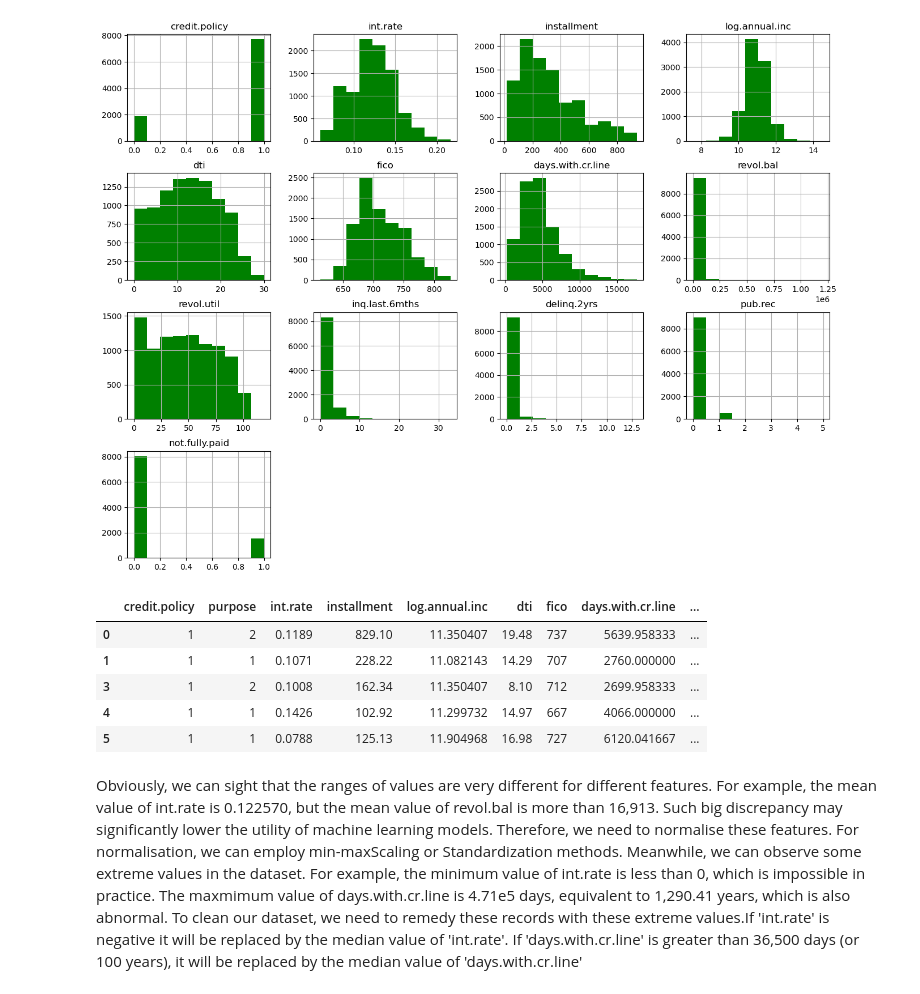
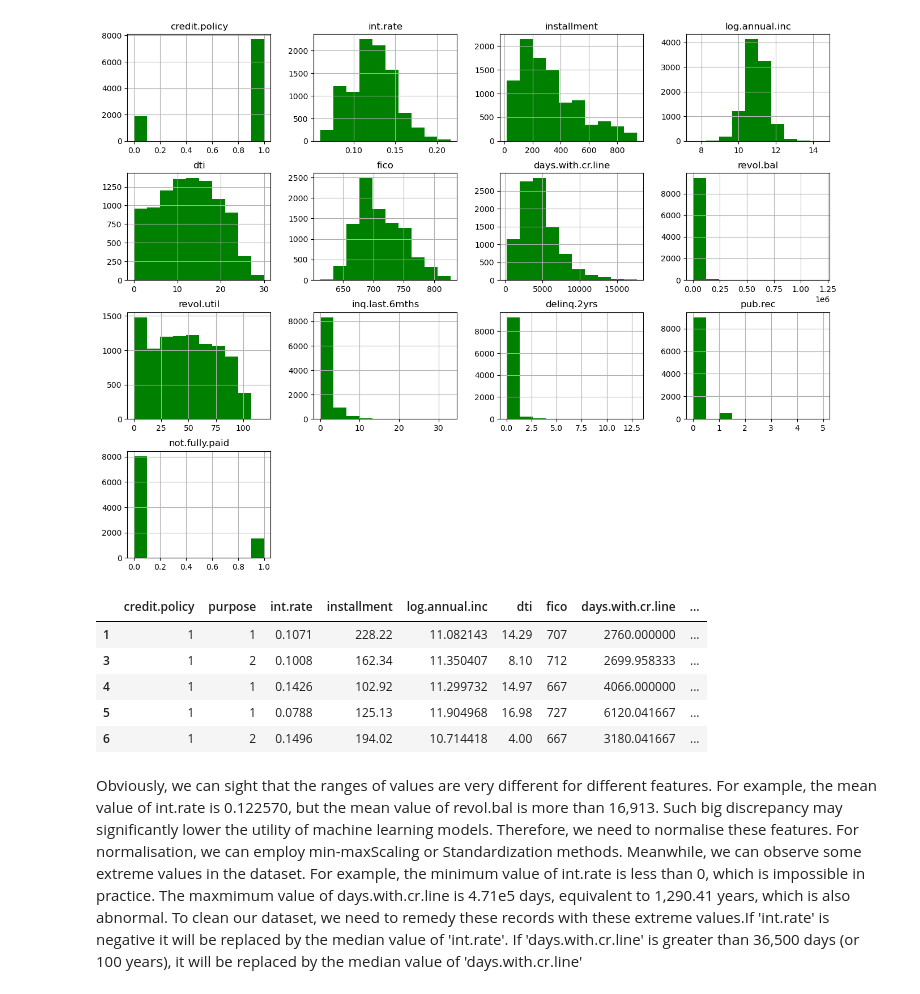
Before and after one commit to TaliaNgo/Data-Analytics-Skills-Porfolio, a Jupyter notebook: Python/loan repayment analysis/analysis.ipynb, the cells around one changed output. Cells and saved outputs as stored; diff of their text form; code cells hidden in the pictures.

```diff
--- a/Python/loan repayment analysis/analysis.ipynb
+++ b/Python/loan repayment analysis/analysis.ipynb
@@ -53,6 +39,6 @@ The purpose of this part is to guarantee the data used in the notebook is reliab
 # %%
 # load dataset
-loan_df = pd.read_csv('loan_data.csv')
+loan_df = pd.read_csv('LendingClubLoan.csv')
 loan_df.head()
 # %% [output]
 |  | credit.policy | purpose | int.rate | installment | log.annual.inc | dti | fico | days.with.cr.line | ... |
@@ -87,3 +73,4 @@ The "not.fully.paid" feature has a missing record. As this feature only has 2 va
 # %%
-loan_df.groupby("not.fully.paid")["credit.policy"].count()
+loan_df = loan_df.dropna(subset=['not.fully.paid'])
+loan_df.info()
 # %% [output]
@@ -94,3 +93,0 @@ Name: credit.policy, dtype: int64
-# %%
-loan_df['not.fully.paid'] = loan_df['not.fully.paid'].fillna(loan_df['not.fully.paid'].mode())
-loan_df.info()
@@ -166,15 +133,15 @@ plt.show()
 # %%
 # encode purpose variable - for decision tree model
 from sklearn.preprocessing import LabelEncoder
-#Data["purpose"] = LabelEncoder().fit_transform(Data["purpose"])
-#Data.head()
+loan_df["purpose"] = LabelEncoder().fit_transform(loan_df["purpose"])
+loan_df.head()
 # %% [output]
 |  | credit.policy | purpose | int.rate | installment | log.annual.inc | dti | fico | days.with.cr.line | ... |
-| 0 | 1 | 2 | 0.1189 | 829.10 | 11.350407 | 19.48 | 737 | 5639.958333 | ... |
 | 1 | 1 | 1 | 0.1071 | 228.22 | 11.082143 | 14.29 | 707 | 2760.000000 | ... |
 | 3 | 1 | 2 | 0.1008 | 162.34 | 11.350407 | 8.10 | 712 | 2699.958333 | ... |
 | 4 | 1 | 1 | 0.1426 | 102.92 | 11.299732 | 14.97 | 667 | 4066.000000 | ... |
 | 5 | 1 | 1 | 0.0788 | 125.13 | 11.904968 | 16.98 | 727 | 6120.041667 | ... |
+| 6 | 1 | 2 | 0.1496 | 194.02 | 10.714418 | 4.00 | 667 | 3180.041667 | ... |
 # %% [markdown]
 Obviously, we can sight that the ranges of values are very different for different features. For example, the mean value of int.rate is 0.122570, but the mean value of revol.bal is more than 16,913. Such big discrepancy may significantly lower the utility of machine learning models. Therefore, we need to normalise these features.
 For normalisation, we can employ min-maxScaling or Standardization methods.
```
Also changed, not shown: parts of 13 cells of this notebook, 1 other file.
